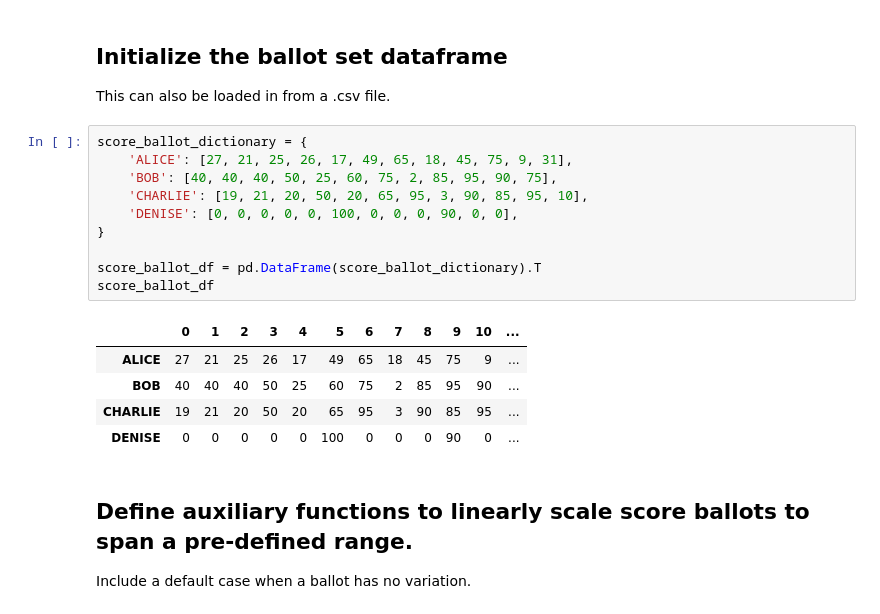
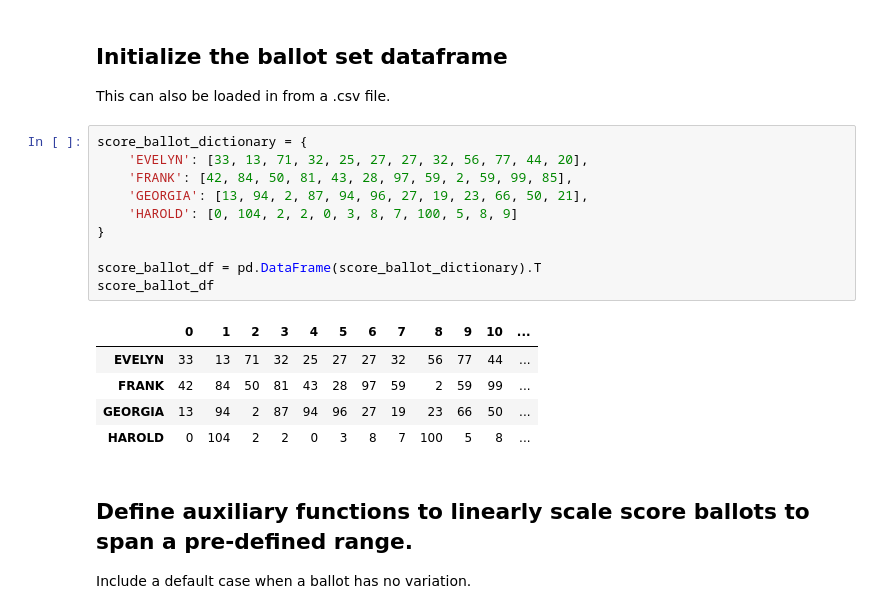
Before and after one commit to cfrankston728/symmetric_quantile-normalized_score, a Jupyter notebook: voting_explorer.ipynb, the cells around one changed output. Saved outputs shown, nothing was run; the diff lists cells and outputs as text.

```diff
--- a/voting_explorer.ipynb
+++ b/voting_explorer.ipynb
@@ -9,22 +9,22 @@ import matplotlib.pyplot as plt
 # %% [markdown]
 ## Initialize the ballot set dataframe
 This can also be loaded in from a .csv file.
-# %%
-score_ballot_dictionary = {
-    'ALICE': [27, 21, 25, 26, 17, 49, 65, 18, 45, 75, 9, 31],
-    'BOB': [40, 40, 40, 50, 25, 60, 75, 2, 85, 95, 90, 75],
-    'CHARLIE': [19, 21, 20, 50, 20, 65, 95, 3, 90, 85, 95, 10],
-    'DENISE': [0, 0, 0, 0, 0, 100, 0, 0, 0, 90, 0, 0],
-}
-
-score_ballot_df = pd.DataFrame(score_ballot_dictionary).T
-score_ballot_df
-# %% [output]
-|  | 0 | 1 | 2 | 3 | 4 | 5 | 6 | 7 | 8 | 9 | 10 | ... |
-| ALICE | 27 | 21 | 25 | 26 | 17 | 49 | 65 | 18 | 45 | 75 | 9 | ... |
-| BOB | 40 | 40 | 40 | 50 | 25 | 60 | 75 | 2 | 85 | 95 | 90 | ... |
-| CHARLIE | 19 | 21 | 20 | 50 | 20 | 65 | 95 | 3 | 90 | 85 | 95 | ... |
-| DENISE | 0 | 0 | 0 | 0 | 0 | 100 | 0 | 0 | 0 | 90 | 0 | ... |
+# %%
+score_ballot_dictionary = {
+    'EVELYN': [33, 13, 71, 32, 25, 27, 27, 32, 56, 77, 44, 20],
+    'FRANK': [42, 84, 50, 81, 43, 28, 97, 59, 2, 59, 99, 85],
+    'GEORGIA': [13, 94, 2, 87, 94, 96, 27, 19, 23, 66, 50, 21],
+    'HAROLD': [0, 104, 2, 2, 0, 3, 8, 7, 100, 5, 8, 9]
+}
+
+score_ballot_df = pd.DataFrame(score_ballot_dictionary).T
+score_ballot_df
+# %% [output]
+|  | 0 | 1 | 2 | 3 | 4 | 5 | 6 | 7 | 8 | 9 | 10 | ... |
+| EVELYN | 33 | 13 | 71 | 32 | 25 | 27 | 27 | 32 | 56 | 77 | 44 | ... |
+| FRANK | 42 | 84 | 50 | 81 | 43 | 28 | 97 | 59 | 2 | 59 | 99 | ... |
+| GEORGIA | 13 | 94 | 2 | 87 | 94 | 96 | 27 | 19 | 23 | 66 | 50 | ... |
+| HAROLD | 0 | 104 | 2 | 2 | 0 | 3 | 8 | 7 | 100 | 5 | 8 | ... |
 # %% [markdown]
 ## Define auxiliary functions to linearly scale score ballots to span a pre-defined range.
 
```
Also changed, not shown: parts of 6 cells of this notebook.
